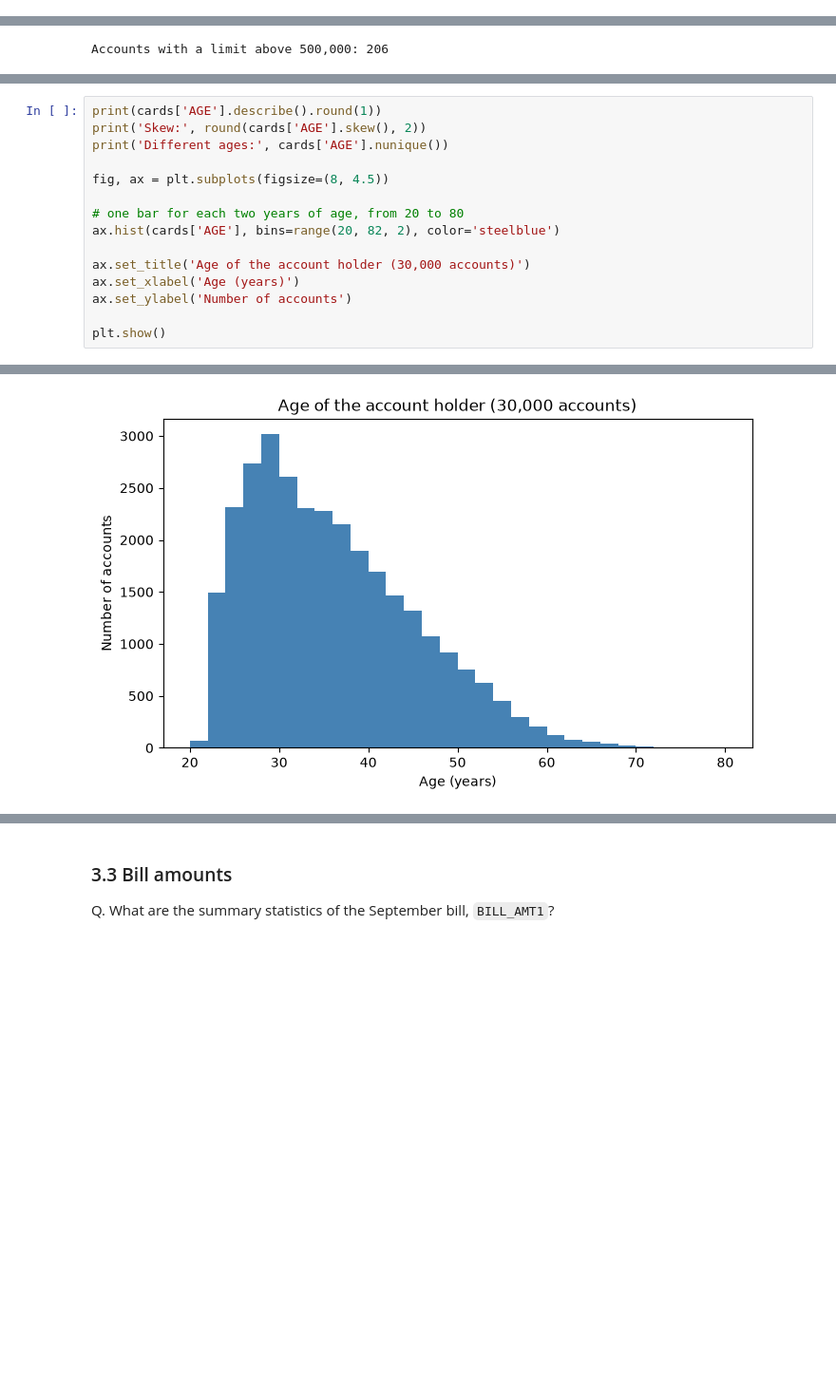
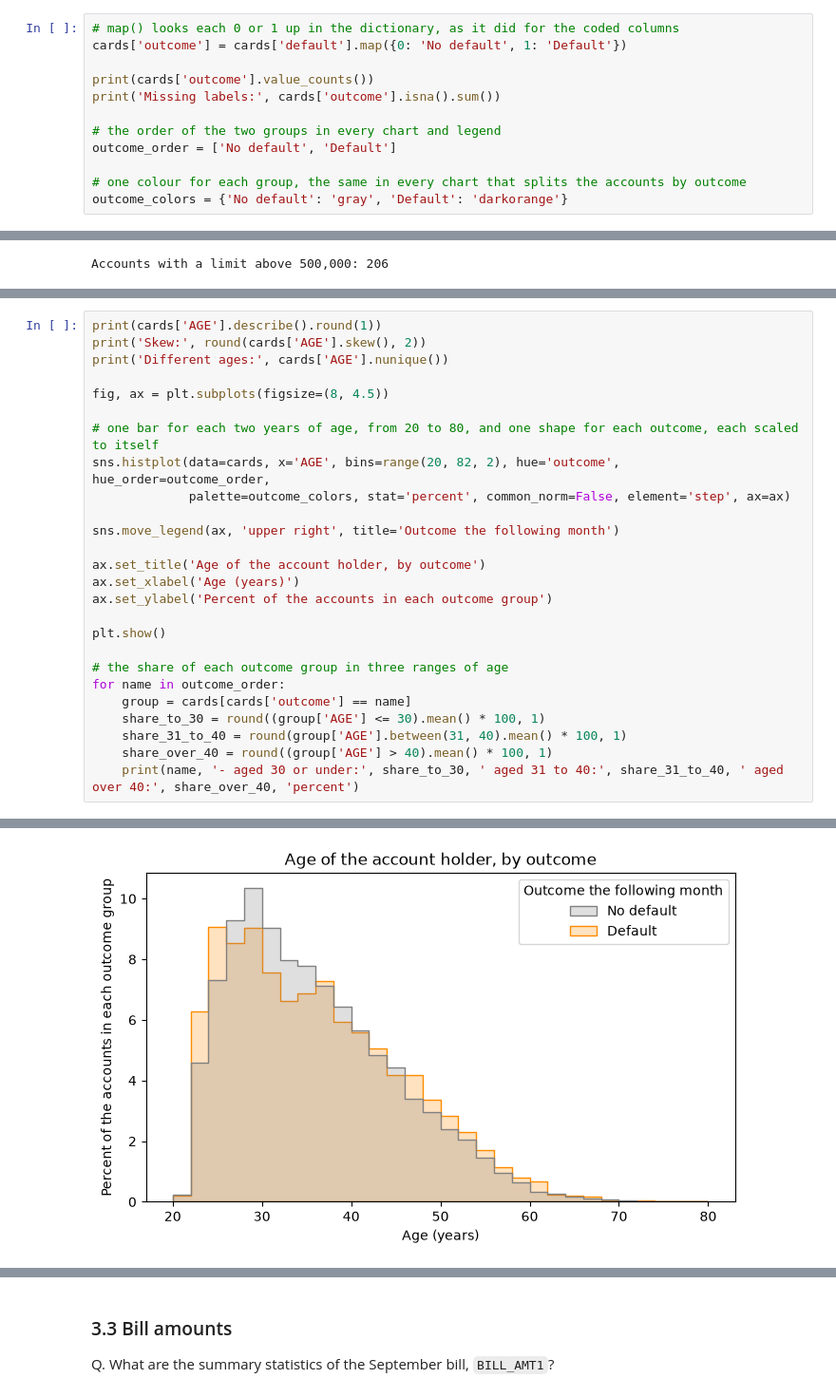
Before and after one commit to lenamonj/python-fixed-income, a Jupyter notebook: course1_python_foundations/week4/day1/16_case_study_consumer_credit.ipynb, the cells around one changed output, grey strips where cells are left out. Shown at 95% size. Cells and saved outputs as stored; diff of their text form; blank space fills up the shorter version.

```diff
--- a/course1_python_foundations/week4/day1/16_case_study_consumer_credit.ipynb
+++ b/course1_python_foundations/week4/day1/16_case_study_consumer_credit.ipynb
@@ -442,0 +444,12 @@ Accounts: 14  defaults: 0
+# %%
+# map() looks each 0 or 1 up in the dictionary, as it did for the coded columns
+cards['outcome'] = cards['default'].map({0: 'No default', 1: 'Default'})
+
+print(cards['outcome'].value_counts())
+print('Missing labels:', cards['outcome'].isna().sum())
+
+# the order of the two groups in every chart and legend
+outcome_order = ['No default', 'Default']
+
+# one colour for each group, the same in every chart that splits the accounts by outcome
+outcome_colors = {'No default': 'gray', 'Default': 'darkorange'}
@@ -509,14 +579,25 @@ print('Different ages:', cards['AGE'].nunique())
 
 fig, ax = plt.subplots(figsize=(8, 4.5))
 
-# one bar for each two years of age, from 20 to 80
-ax.hist(cards['AGE'], bins=range(20, 82, 2), color='steelblue')
+# one bar for each two years of age, from 20 to 80, and one shape for each outcome, each scaled to itself
+sns.histplot(data=cards, x='AGE', bins=range(20, 82, 2), hue='outcome', hue_order=outcome_order,
+             palette=outcome_colors, stat='percent', common_norm=False, element='step', ax=ax)
 
-ax.set_title('Age of the account holder (30,000 accounts)')
+sns.move_legend(ax, 'upper right', title='Outcome the following month')
+
+ax.set_title('Age of the account holder, by outcome')
 ax.set_xlabel('Age (years)')
-ax.set_ylabel('Number of accounts')
+ax.set_ylabel('Percent of the accounts in each outcome group')
 
 plt.show()
+
+# the share of each outcome group in three ranges of age
+for name in outcome_order:
+    group = cards[cards['outcome'] == name]
+    share_to_30 = round((group['AGE'] <= 30).mean() * 100, 1)
+    share_31_to_40 = round(group['AGE'].between(31, 40).mean() * 100, 1)
+    share_over_40 = round((group['AGE'] > 40).mean() * 100, 1)
+    print(name, '- aged 30 or under:', share_to_30, ' aged 31 to 40:', share_31_to_40, ' aged over 40:', share_over_40, 'percent')
 # %% [output]
 count    30000.0
 mean        35.5
@@ -532,3 +615,3 @@ Different ages: 56
-[figure, old version]
+[figure, new version]
 # %% [markdown]
 * Ages run from 21 to 79. The median is 34 and the mean is 35.5.
```
Also changed, not shown: parts of 32 cells of this notebook, 1 other file.
